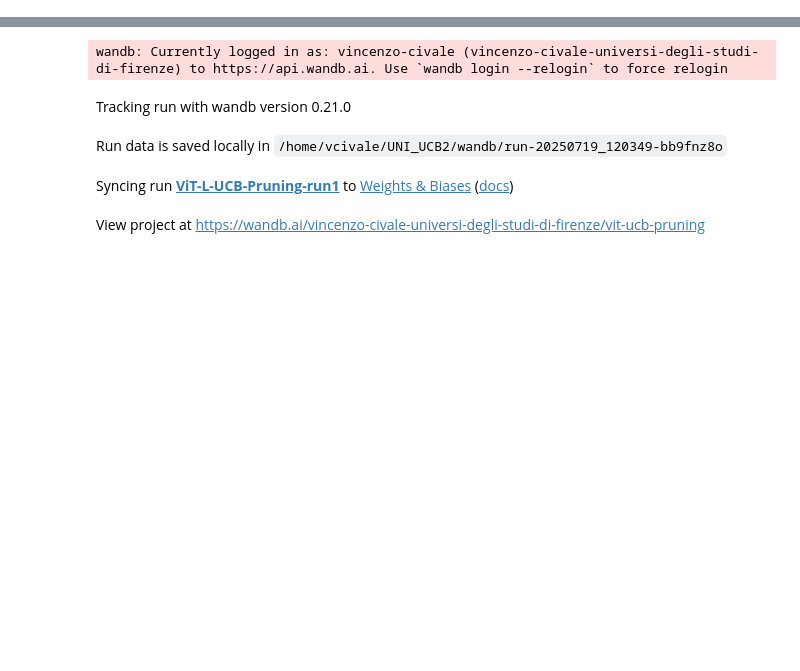
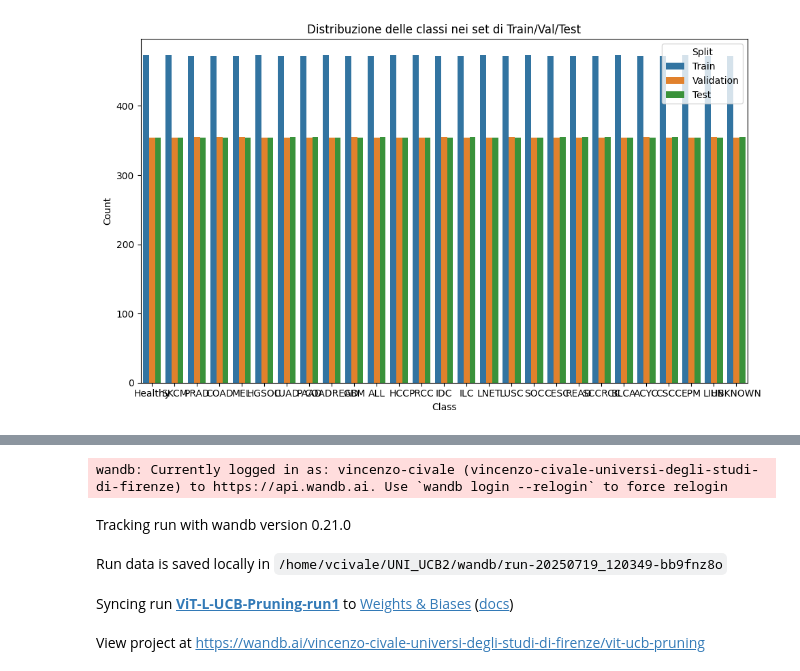
Before and after one commit to vincenzocivale/UNI_UCB2, a Jupyter notebook: main.ipynb, the cells around one changed output, grey strips where cells are left out. Drawn from its saved outputs; the diff is of its cells as text; code cells hidden in the pictures; blank space fills up the shorter version.

```diff
--- a/main.ipynb
+++ b/main.ipynb
@@ -29,0 +54,26 @@ Sample to label mapping example: [('TENX159', 'Healthy'), ('TENX158', 'SKCM'), (
+# %%
+labels = dataset.labels
+# %%
+# Crea un DataFrame con indici e label
+df = pd.DataFrame({
+    "index": np.arange(len(labels)),
+    "label": labels
+})
+
+# Trova il numero di elementi della classe minoritaria
+min_count = df["label"].value_counts().min()
+
+# Per ogni classe, seleziona min_count elementi a caso
+undersampled_df = (
+    df.groupby("label", group_keys=False)
+      .apply(lambda x: x.sample(n=min_count, random_state=42)).reset_index(drop=True)
+)
+
+# Mischia gli indici
+undersampled_indices = undersampled_df["index"].sample(frac=1, random_state=42).tolist()
+
+# Crea il subset bilanciato
+balanced_dataset = Subset(dataset, undersampled_indices)
+
+print(f"Campioni per classe: {min_count}")
+print(f"Dimensione dataset bilanciato: {len(balanced_dataset)}")
@@ -30,2 +83,2 @@ Sample to label mapping example: [('TENX159', 'Healthy'), ('TENX158', 'SKCM'), (
 # %%
-train_idx, val_idx, test_idx = stratified_split(dataset, test_size=0.3, val_size=0.3, random_state=42)
+train_idx, val_idx, test_idx = stratified_split(balanced_dataset, test_size=0.3, val_size=0.3, random_state=42)
@@ -38,7 +85,11 @@ plot_class_distributions(train_idx, val_idx, test_idx, full_dataset=dataset)
 # %%
-train_dataset = Subset(dataset, train_idx)
-val_dataset = Subset(dataset, val_idx)
-test_dataset = Subset(dataset, test_idx)
+train_dataset = Subset(balanced_dataset, train_idx)
+val_dataset = Subset(balanced_dataset, val_idx)
+test_dataset = Subset(balanced_dataset, test_idx)
+# %%
+plot_class_distributions(train_dataset, val_dataset, test_dataset, full_dataset=dataset)
+# %% [output]
+[figure, new version]
 # %%
 train_loader = DataLoader(train_dataset, batch_size=TRAIN_BATCH_SIZE, shuffle=True, num_workers=16, drop_last=True)
 val_loader = DataLoader(val_dataset, batch_size=TRAIN_BATCH_SIZE, shuffle=False, num_workers=16, drop_last=True)
```
Also changed, not shown: parts of 6 cells of this notebook, 1 other file.
